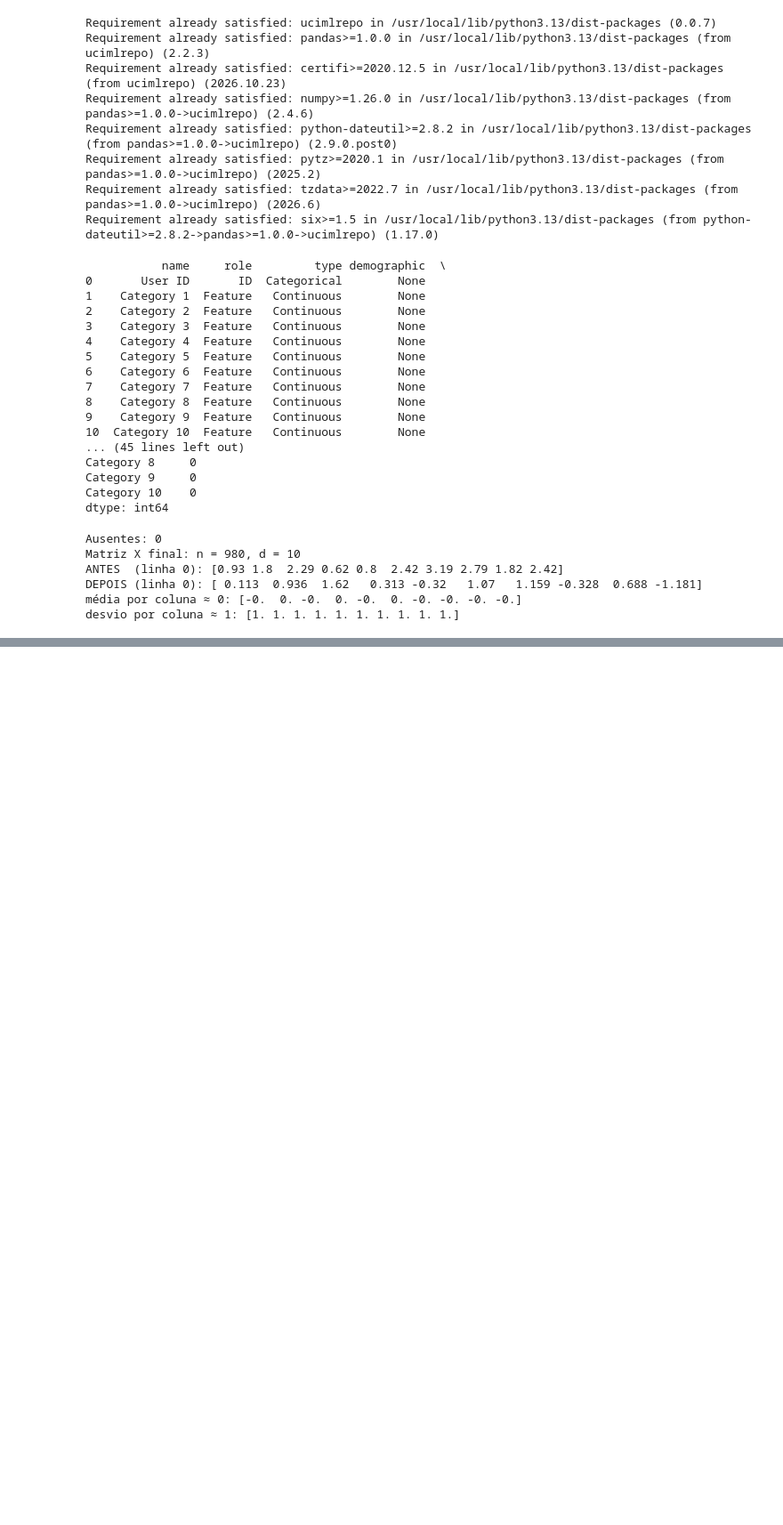
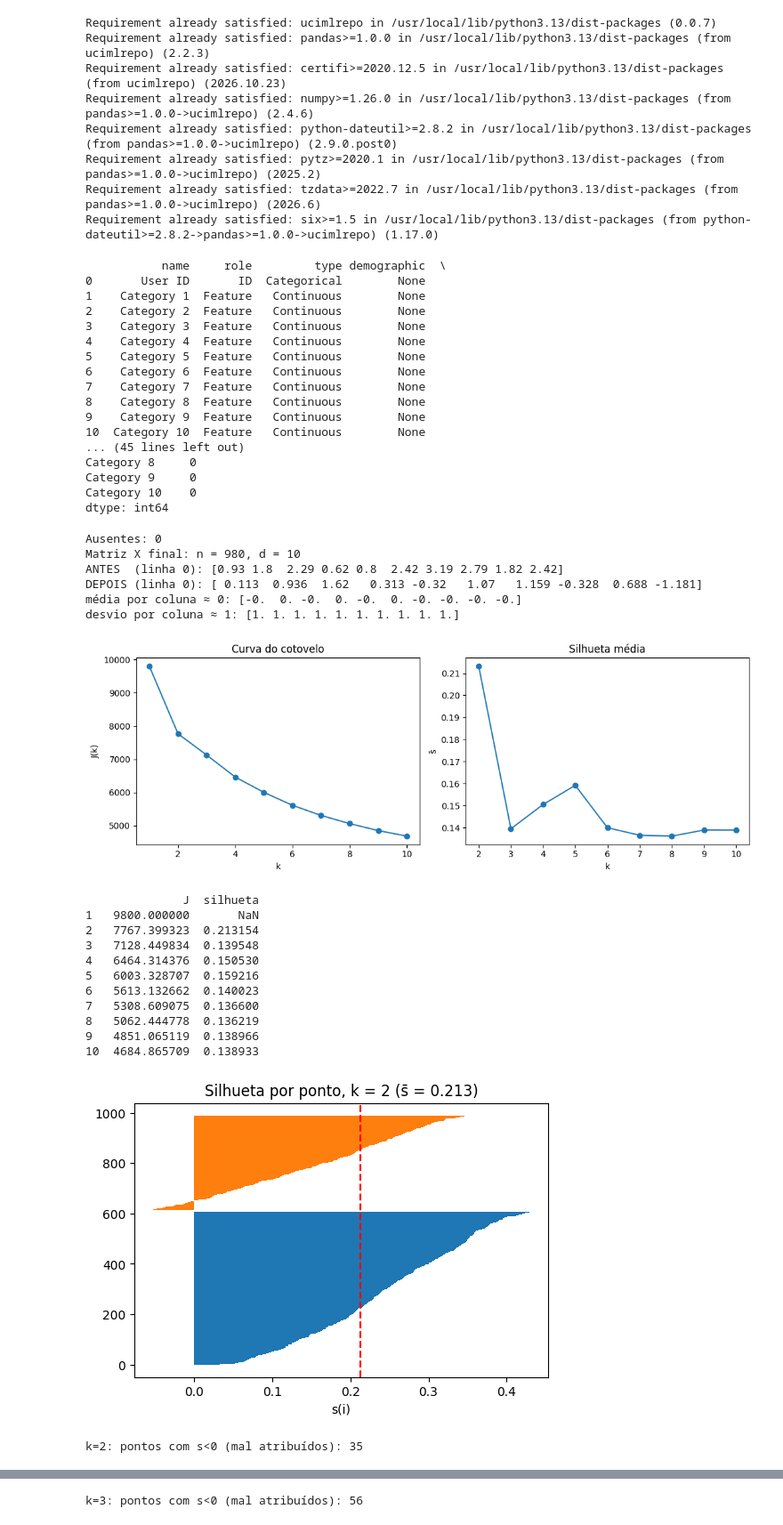
Before and after one commit to Saikonfate/TDE4-Matematica, a Jupyter notebook: TDE4_Matematica.ipynb, the cells around one changed output, grey strips where cells are left out. Shown at 89% size. Saved outputs shown, nothing was run; the diff lists cells and outputs as text; code cells hidden in the pictures; blank space fills up the shorter version.

Commit message:
Adiciona gráfico de silhueta por ponto e define K_ESCOLHIDO = 2

```diff
--- a/TDE4_Matematica.ipynb
+++ b/TDE4_Matematica.ipynb
@@ -76,14 +76,47 @@ desvio por coluna ≈ 1: [1. 1. 1. 1. 1. 1. 1. 1. 1. 1.]
 # %%
 Ks = range(1, 11)
 J, S = {}, {}
 for k in Ks:
     km = KMeans(n_clusters=k, init='k-means++', n_init=10, random_state=42).fit(Z)
     J[k] = km.inertia_
     if k >= 2:
         S[k] = silhouette_score(Z, km.labels_)
 
 fig, ax = plt.subplots(1, 2, figsize=(11, 4))
 ax[0].plot(list(J), list(J.values()), 'o-'); ax[0].set(title='Curva do cotovelo', xlabel='k', ylabel='J(k)')
 ax[1].plot(list(S), list(S.values()), 'o-'); ax[1].set(title='Silhueta média', xlabel='k', ylabel='s̄')
 plt.tight_layout(); plt.show()
 print(pd.DataFrame({'J': J, 'silhueta': S}))
+
+def plot_silhueta(k):
+    km = KMeans(n_clusters=k, init='k-means++', n_init=10, random_state=42).fit(Z)
+    s = silhouette_samples(Z, km.labels_)
+    y = 0
+    plt.figure(figsize=(6, 4))
+    for c in range(k):
+        sc = np.sort(s[km.labels_ == c])
+        plt.barh(range(y, y + len(sc)), sc, height=1.0)
+        y += len(sc) + 10
+    plt.axvline(s.mean(), color='red', ls='--')
+    plt.title(f'Silhueta por ponto, k = {k} (s̄ = {s.mean():.3f})')
+    plt.xlabel('s(i)'); plt.show()
+    print(f"k={k}: pontos com s<0 (mal atribuídos): {(s < 0).sum()}")
+
+K_ESCOLHIDO = 2
+plot_silhueta(K_ESCOLHIDO)
+plot_silhueta(K_ESCOLHIDO + 1)
+# %% [output]
+[figure, added]
+              J  silhueta
+1   9800.000000       NaN
+2   7767.399323  0.213154
+3   7128.449834  0.139548
+4   6464.314376  0.150530
+5   6003.328707  0.159216
+6   5613.132662  0.140023
+7   5308.609075  0.136600
+8   5062.444778  0.136219
+9   4851.065119  0.138966
+10  4684.865709  0.138933
+[figure, added]
+k=2: pontos com s<0 (mal atribuídos): 35
@@ -89,0 +124 @@ print(pd.DataFrame({'J': J, 'silhueta': S}))
+k=3: pontos com s<0 (mal atribuídos): 56
```
Also changed, not shown: parts of 1 cell of this notebook.
